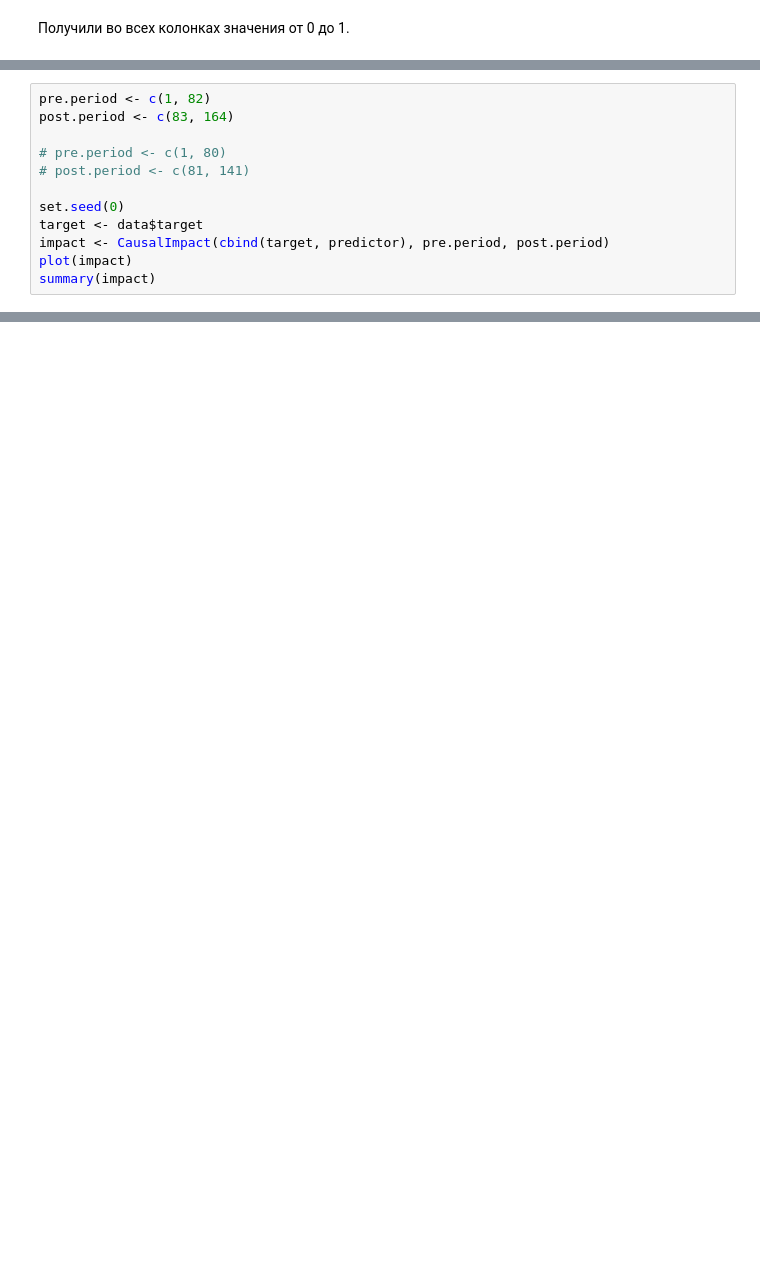
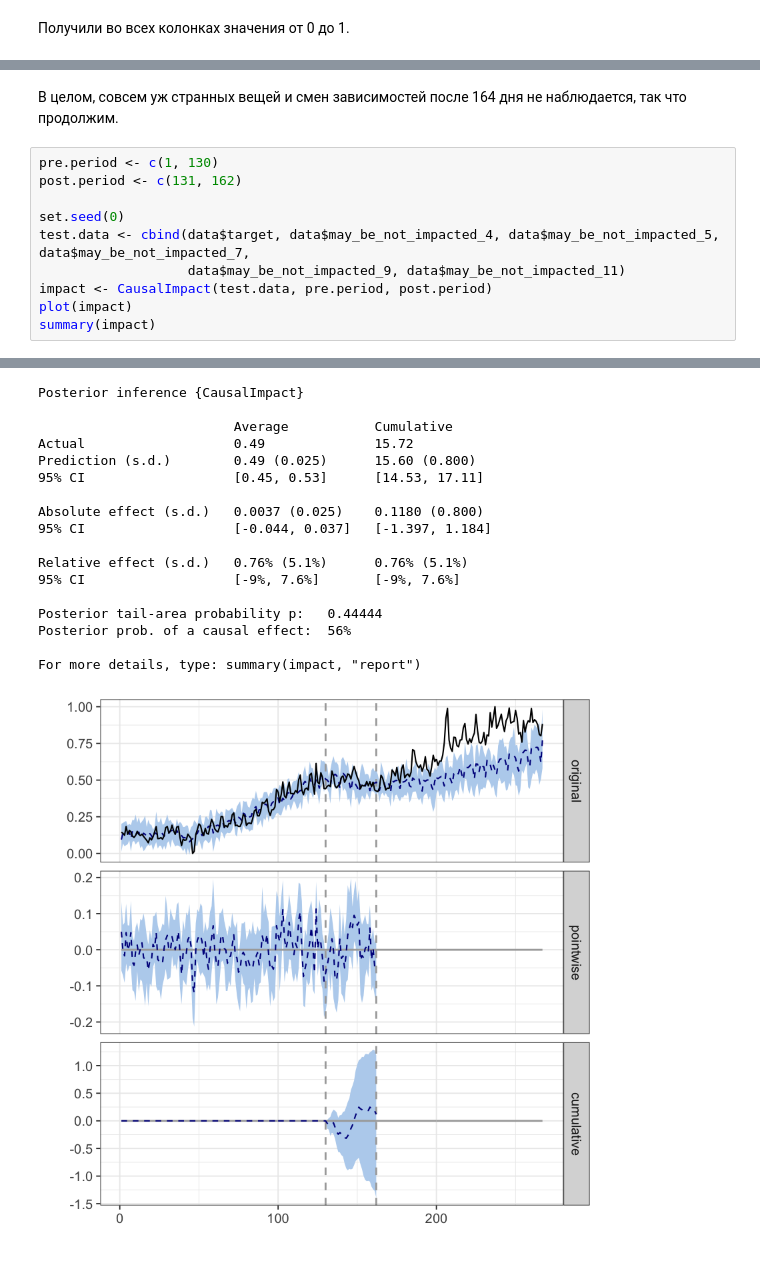
Before and after one commit to avgaydashenko/practical-analytics-hw, a Jupyter notebook: hw2/part2.ipynb, the cells around one changed output, grey strips where cells are left out. Saved outputs shown, nothing was run; the diff lists cells and outputs as text; blank space fills up the shorter version.

```diff
--- a/hw2/part2.ipynb
+++ b/hw2/part2.ipynb
@@ -189,12 +159,0 @@ sd1 <- sd(predictor[120:length(predictor)])
-# %%
-pre.period <- c(1, 82)
-post.period <- c(83, 164)
-
-# pre.period <- c(1, 80)
-# post.period <- c(81, 141)
-
-set.seed(0)
-target <- data$target
-impact <- CausalImpact(cbind(target, predictor), pre.period, post.period)
-plot(impact)
-summary(impact)
@@ -224,0 +196,13 @@ For more details, type: summary(impact, "report")
+# %% [markdown]
+В целом, совсем уж странных вещей и смен зависимостей после 164 дня не наблюдается, так что продолжим.
+# %%
+pre.period <- c(1, 130)
+post.period <- c(131, 162)
+
+set.seed(0)
+test.data <- cbind(data$target, data$may_be_not_impacted_4, data$may_be_not_impacted_5, data$may_be_not_impacted_7,
+                   data$may_be_not_impacted_9, data$may_be_not_impacted_11)
+impact <- CausalImpact(test.data, pre.period, post.period)
+plot(impact)
+summary(impact)
+# %% [output]
@@ -224,0 +213,18 @@ For more details, type: summary(impact, "report")
+Posterior inference {CausalImpact}
+
+                         Average           Cumulative
+Actual                   0.49              15.72
+Prediction (s.d.)        0.49 (0.025)      15.60 (0.800)
+95% CI                   [0.45, 0.53]      [14.53, 17.11]
+
+Absolute effect (s.d.)   0.0037 (0.025)    0.1180 (0.800)
+95% CI                   [-0.044, 0.037]   [-1.397, 1.184]
+
+Relative effect (s.d.)   0.76% (5.1%)      0.76% (5.1%)
+95% CI                   [-9%, 7.6%]       [-9%, 7.6%]
+
+Posterior tail-area probability p:   0.44444
+Posterior prob. of a causal effect:  56%
+
+For more details, type: summary(impact, "report")
+[figure, added]
```
Also changed, not shown: parts of 53 cells of this notebook.
